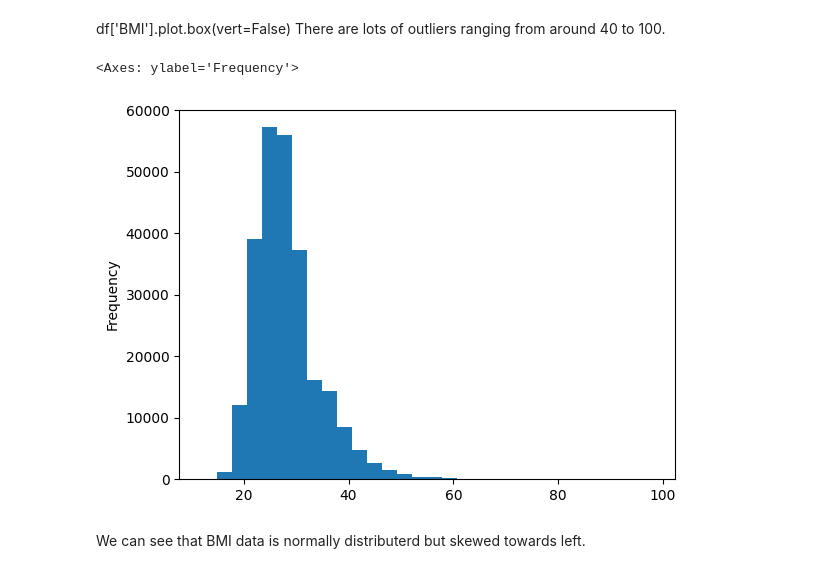
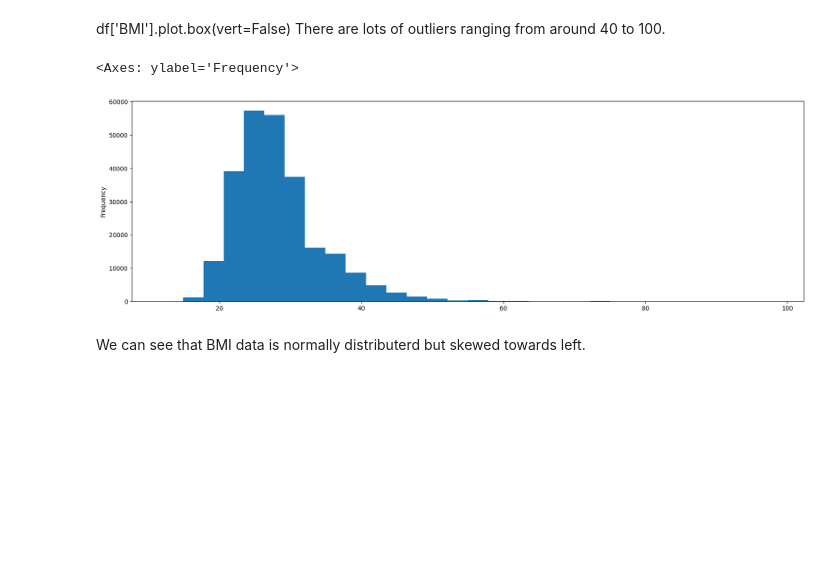
Before and after one commit to albertodavincishekhawat/BasicMachineLearning, a Jupyter notebook: ML.ipynb, the cells around one changed output. Drawn from its saved outputs; the diff is of its cells as text; code cells hidden in the pictures; blank space fills up the shorter version.

```diff
--- a/ML.ipynb
+++ b/ML.ipynb
@@ -322,10 +322,11 @@ Name: BMI, dtype: float64
 # %% [markdown]
 df['BMI'].plot.box(vert=False) There are lots of outliers ranging from around 40 to 100.
 # %%
+plt.figure(figsize=(20, 6))
 df['BMI'].plot.hist(bins=30)
 # %% [output]
 <Axes: ylabel='Frequency'>
-[figure, old version]
+[figure, new version]
 # %% [markdown]
 We can see that BMI data is normally distributerd but skewed towards left.
 # %% [markdown]
```
Also changed, not shown: parts of 10 cells of this notebook.
